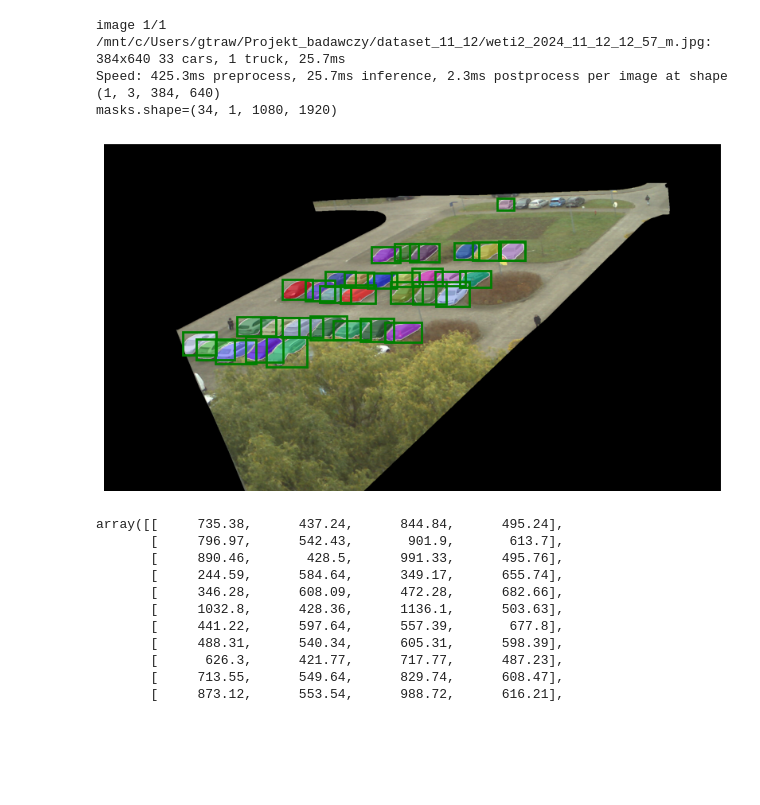
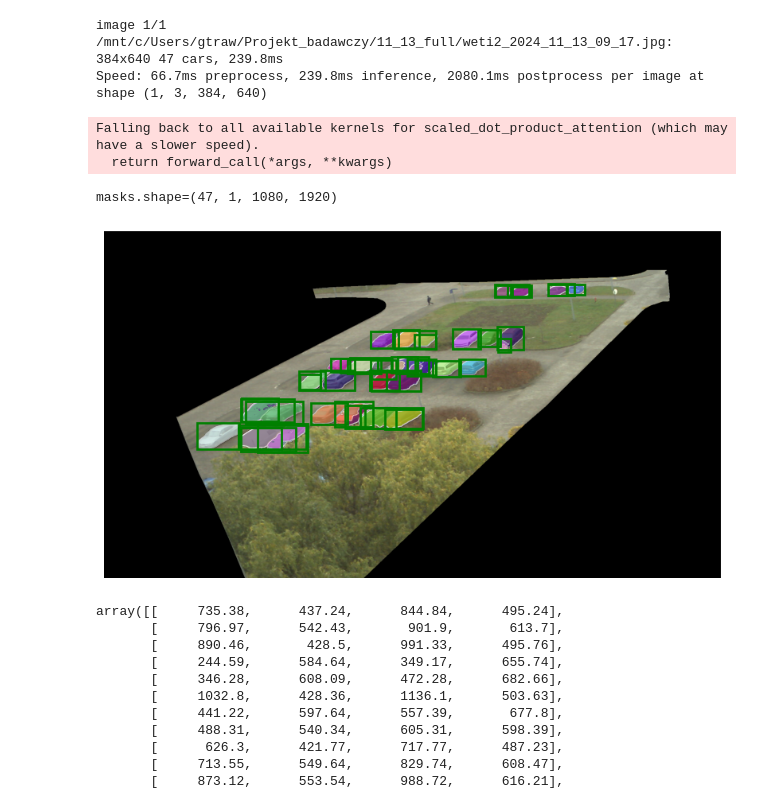
Before and after one commit to Trawirr/ParkingApp, a Jupyter notebook: evaluation/yolo_sam_eval.ipynb, the cells around one changed output. Cells and saved outputs as stored; diff of their text form; code cells hidden in the pictures; blank space fills up the shorter version.

```diff
--- a/evaluation/yolo_sam_eval.ipynb
+++ b/evaluation/yolo_sam_eval.ipynb
@@ -38,12 +38,12 @@ def show_points(coords, labels, ax, marker_size=375):
     ax.scatter(pos_points[:, 0], pos_points[:, 1], color='green', marker='*', s=marker_size, edgecolor='white', linewidth=1.25)
     ax.scatter(neg_points[:, 0], neg_points[:, 1], color='red', marker='*', s=marker_size, edgecolor='white', linewidth=1.25)
 
-def show_box(box, ax):
+def show_box(box, ax, label=None):
     x0, y0 = box[0], box[1]
     w, h = box[2] - box[0], box[3] - box[1]
     ax.add_patch(plt.Rectangle((x0, y0), w, h, edgecolor='green', facecolor=(0, 0, 0, 0), lw=2))
 
-def show_masks(image, masks, scores, point_coords=None, box_coords=None, input_labels=None, borders=True):
+def show_masks(image, masks, scores, point_coords=None, box_coords=None, box_labels=None, input_labels=None, borders=True):
     for i, (mask, score) in enumerate(zip(masks, scores)):
         plt.figure(figsize=(10, 10))
         plt.imshow(image)
@@ -52,8 +52,9 @@ def show_masks(image, masks, scores, point_coords=None, box_coords=None, input_l
             assert input_labels is not None
             show_points(point_coords, input_labels, plt.gca())
         if box_coords is not None:
-            # boxes
-            show_box(box_coords, plt.gca())
+            for j, box in enumerate(box_coords):
+                label = box_labels[j] if box_labels is not None else None
+                show_box(box, plt.gca(), label=label)
         if len(scores) > 1:
             plt.title(f"Mask {i+1}, Score: {score:.3f}", fontsize=18)
         plt.axis('off')
@@ -75,4 +76,34 @@ config_yaml, model_checkpoint = model_info[model_name]
 sam2_model = build_sam2(config_yaml, model_checkpoint, device=device, apply_postprocessing=False)
 predictor = SAM2ImagePredictor(sam2_model)
 # %%
-image_path = r"/mnt/c/Users/gtraw/Projekt_badawczy/dataset_11_12/weti2_2024_11_12_12_57_m.jpg"
+image_path = r"/mnt/c/Users/gtraw/Projekt_badawczy/11_13_full/weti2_2024_11_13_09_17.jpg"
+# %%
+# TEST TEST
+results = model_yolo.predict(image_path, classes=[2, 3, 5], conf=0.05)
+image_bgr = cv2.imread(image_path)
+image_rgb = cv2.cvtColor(image_bgr, cv2.COLOR_BGR2RGB)
+predictor.set_image(image_rgb)
+
+input_boxes = np.array([bbox.data.cpu().numpy()[0][:4] for bbox in results[0].boxes])
+box_labels = [f"Class {int(results[0].boxes[i].cls)}"
+            for i in range(len(results[0].boxes))]
+
+print(f"{len(box_labels)=}")
+for res in results[0].boxes:
+    print(res.data.cpu().numpy())
+
+masks, _, _ = predictor.predict(
+    point_coords=None,
+    point_labels=None,
+    box=input_boxes,
+    multimask_output=False,
+)
+
+plt.figure(figsize=(10, 10))
+plt.imshow(image_rgb)
+for mask in masks:
+    show_mask(mask.squeeze(0), plt.gca(), random_color=True)
+for i, box in enumerate(input_boxes):
+    show_box(box, plt.gca(), label=box_labels[i])
+plt.axis('off')
+plt.show()
@@ -79,33 +125,35 @@ image_path = r"/mnt/c/Users/gtraw/Projekt_badawczy/dataset_11_12/weti2_2024_11_1
 # %%
 results = model_yolo.predict(image_path, classes=[2, 3, 5, 7], conf=0.05)
 image_bgr = cv2.imread(image_path)
 image_rgb = cv2.cvtColor(image_bgr, cv2.COLOR_BGR2RGB)
 predictor.set_image(image_rgb)
 
 input_boxes = np.array([bbox.data.cpu().numpy()[0][:4] for bbox in results[0].boxes])
 
 masks, scores, _ = predictor.predict(
     point_coords=None,
     point_labels=None,
     box=input_boxes,
     multimask_output=False,
 )
 
 print(f"{masks.shape=}")
 
 plt.figure(figsize=(10, 10))
-plt.imshow(image_rgb)SS
+plt.imshow(image_rgb)
 for mask in masks:
     show_mask(mask.squeeze(0), plt.gca(), random_color=True)
-for box in input_boxes:
+for i, box in enumerate(input_boxes):
     show_box(box, plt.gca())
 plt.axis('off')
 plt.show()
 # %% [output]
-image 1/1 /mnt/c/Users/gtraw/Projekt_badawczy/dataset_11_12/weti2_2024_11_12_12_57_m.jpg: 384x640 33 cars, 1 truck, 25.7ms
-Speed: 425.3ms preprocess, 25.7ms inference, 2.3ms postprocess per image at shape (1, 3, 384, 640)
-masks.shape=(34, 1, 1080, 1920)
+image 1/1 /mnt/c/Users/gtraw/Projekt_badawczy/11_13_full/weti2_2024_11_13_09_17.jpg: 384x640 47 cars, 239.8ms
+Speed: 66.7ms preprocess, 239.8ms inference, 2080.1ms postprocess per image at shape (1, 3, 384, 640)
+Falling back to all available kernels for scaled_dot_product_attention (which may have a slower speed).
+  return forward_call(*args, **kwargs)
+masks.shape=(47, 1, 1080, 1920)
-[figure, old version]
+[figure, new version]
 # %%
 input_boxes
 # %% [output]
```
Also changed, not shown: parts of 9 cells of this notebook, 2 other files.
